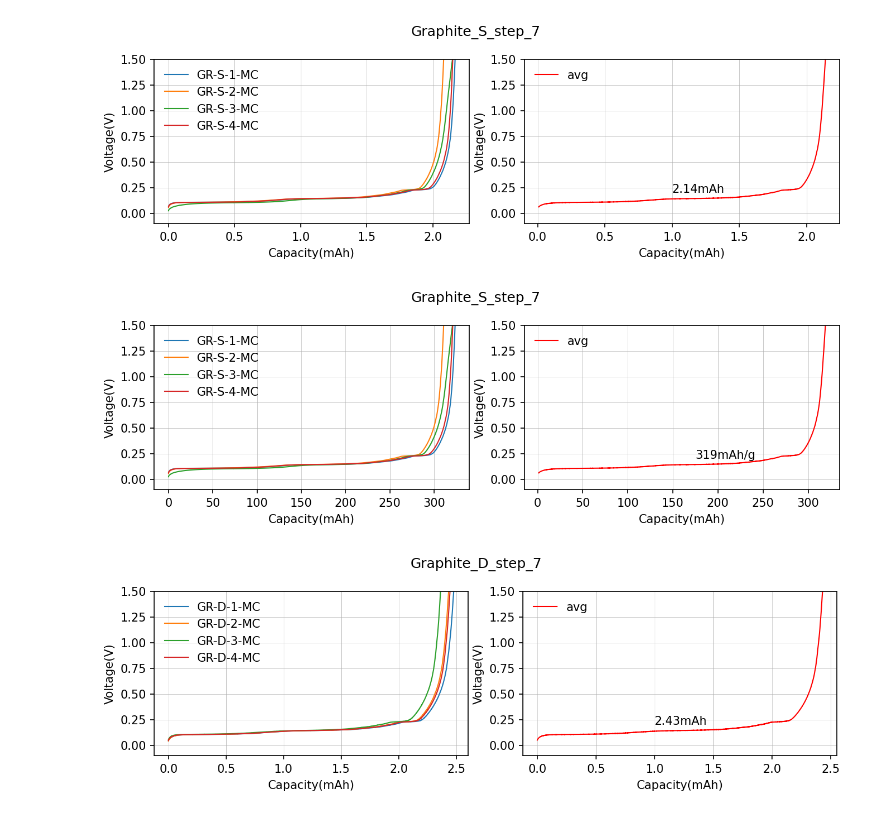
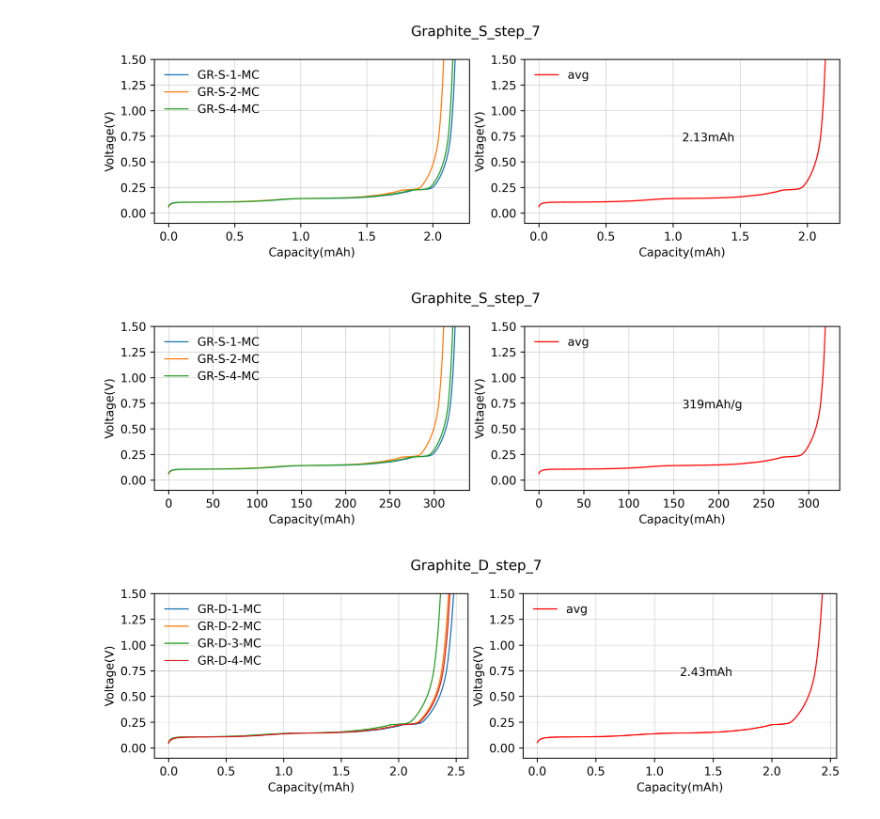
Before and after one commit to mcolalongo/BTS_DA_py, a Jupyter notebook: viz_ch.ipynb, the cells around one changed output. Drawn from its saved outputs; the diff is of its cells as text; code cells hidden in the pictures.

```diff
--- a/viz_ch.ipynb
+++ b/viz_ch.ipynb
@@ -5,16 +5,17 @@ import os, numpy as np
 from scipy import interpolate
 # %%
 fileNamesD = ["_GR-D-1","_GR-D-2","_GR-D-3","_GR-D-4"]
-fileNamesS = ["_GR-S-1","_GR-S-2","_GR-S-3","_GR-S-4"]
+# fileNamesS = ["_GR-S-1","_GR-S-2","_GR-S-3","_GR-S-4"]
+fileNamesS = ["_GR-S-1","_GR-S-2","_GR-S-4"]
 
-chargeFolder = r"C:\Users\Mattia Colalongo\OneDrive - Novac SRL\Sharezone\Novac Condivisa\R&D materials\Cartelle_Personali\Mattia_Colalongo\LFP_Gr_ST\graphite_capacity\csv\charge"
+chargeFolder = r"C:\Users\Mattia Colalongo\OneDrive - Novac SRL\Sharezone\Novac Condivisa\R&D materials\Cartelle_Personali\Mattia_Colalongo\LFP_Gr_ST\graphite_capacity\005C\csv\charge"
 
 step="step_7"
 w_single = 6.70e-3 #g of average active in decoated(single) graphite
 w_double = 14.15e-3 #g of average active in double graphite
 # %%
 %matplotlib inline
-fig, ax = plt.subplots(dpi=150, figsize=(9,3), ncols=2)
+fig, ax = plt.subplots(dpi=600, figsize=(9,3), ncols=2)
 avg = []
 
 for i in fileNamesS:
@@ -35,37 +36,37 @@ for i in avg:
 v_min = max(v_low)
 v_max = min(v_up)
 
 size = len(avg)
 voltage = np.zeros(50000) #fixed size
 capacity = np.zeros(50000) #fixed size because of interp1d later on
 for i in avg:
     v = i[1]
     c = i[0]
     f = interpolate.interp1d(v,c)
     v_new = np.linspace(v_min, v_max, 50000)
     c_new = f(v_new)
     voltage = voltage + v_new
     capacity = capacity + c_new
 
 ax[1].plot(capacity/size, voltage/size, label="avg", lw=1, color='red')
-ax[1].text(x=1, y=0.2, s="{:.2f}mAh".format(capacity[-1]/size))
+ax[1].text(x=0.5, y=0.5, s="{:.2f}mAh".format(capacity[-1]/size), transform=ax[1].transAxes)
 
 
 plt.suptitle(f"Graphite_S_{step}")
 
 for i in ax.ravel():
     i.set_ylim(-0.1, 1.5)
     i.set_xlabel("Capacity(mAh)")
     i.set_ylabel("Voltage(V)")
     i.grid(":", lw=0.3)
     i.legend(frameon=False)
 
 plt.tight_layout()
 plt.show()
 # %% [output]
-[figure, old version]
+[figure, new version]
 # %%
-fig, ax = plt.subplots(dpi=150, figsize=(9,3), ncols=2)
+fig, ax = plt.subplots(dpi=600, figsize=(9,3), ncols=2)
 avg = []
 
 for i in fileNamesS:
@@ -100,7 +101,7 @@ for i in avg:
 
 
 ax[1].plot(capacity/size/w_single, voltage/size, label="avg", lw=1, color='red')
-ax[1].text(x=175, y=0.2, s="{:.0f}mAh/g".format(capacity[-1]/size/w_single))
+ax[1].text(x=0.5, y=0.5, s="{:.0f}mAh/g".format(capacity[-1]/size/w_single), transform=ax[1].transAxes)
 
 plt.suptitle(f"Graphite_S_{step}")
 
@@ -114,10 +115,10 @@ for i in ax.ravel():
 plt.tight_layout()
 plt.show()
 # %% [output]
-[figure, old version]
+[figure, new version]
 # %%
 %matplotlib inline
-fig, ax = plt.subplots(dpi=150, figsize=(9,3), ncols=2)
+fig, ax = plt.subplots(dpi=600, figsize=(9,3), ncols=2)
 avg = []
 
 for i in fileNamesD:
@@ -152,7 +153,7 @@ for i in avg:
     capacity = capacity + c_new
 
 ax[1].plot(capacity/size, voltage/size, label="avg", lw=1, color='red')
-ax[1].text(x=1, y=0.2, s="{:.2f}mAh".format(capacity[-1]/size))
+ax[1].text(x=0.5, y=0.5, s="{:.2f}mAh".format(capacity[-1]/size), transform=ax[1].transAxes)
 
 
 plt.suptitle(f"Graphite_D_{step}")
@@ -167,4 +168,4 @@ for i in ax.ravel():
 plt.tight_layout()
 plt.show()
 # %% [output]
-[figure, old version]
+[figure, new version]
```
Also changed, not shown: 2 other files.
